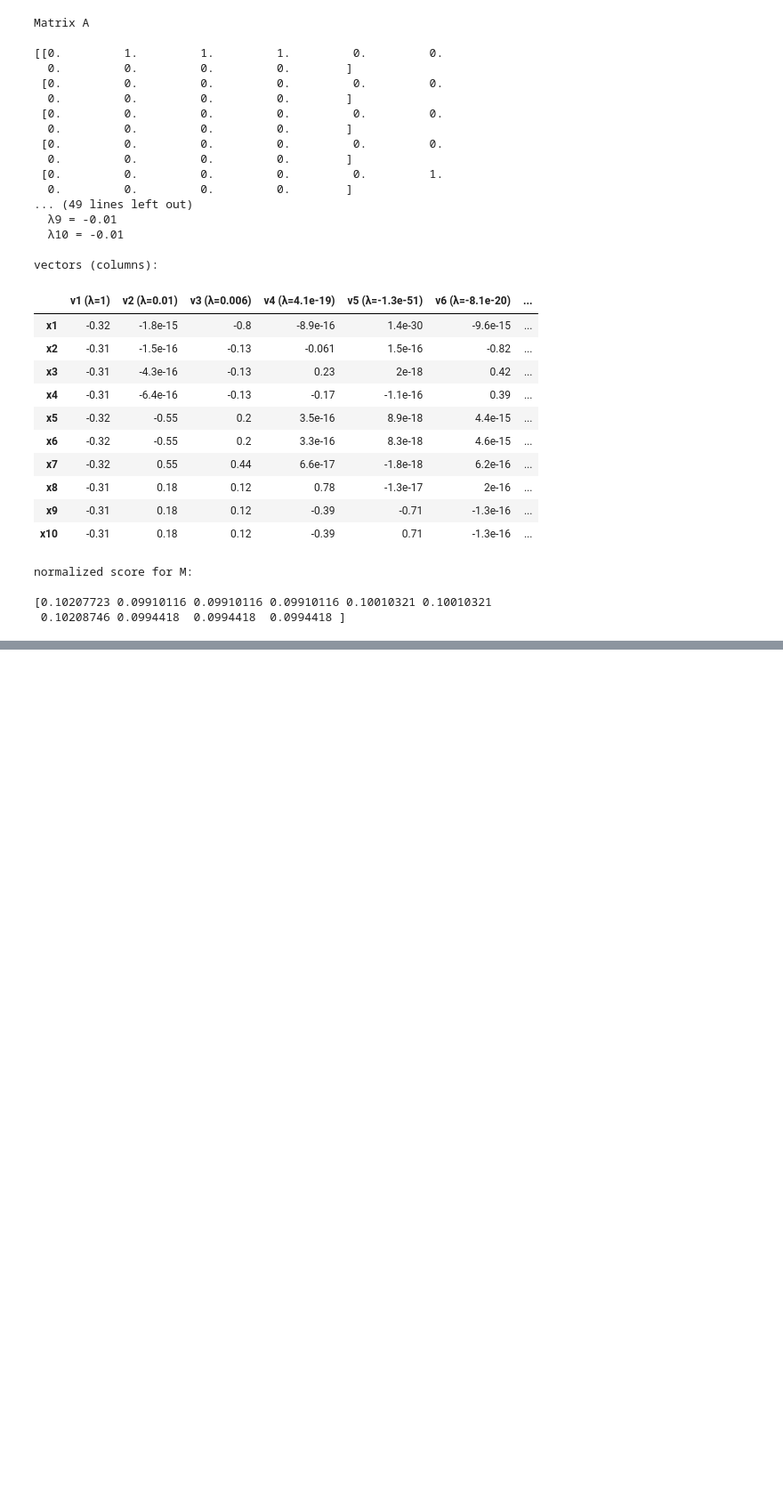
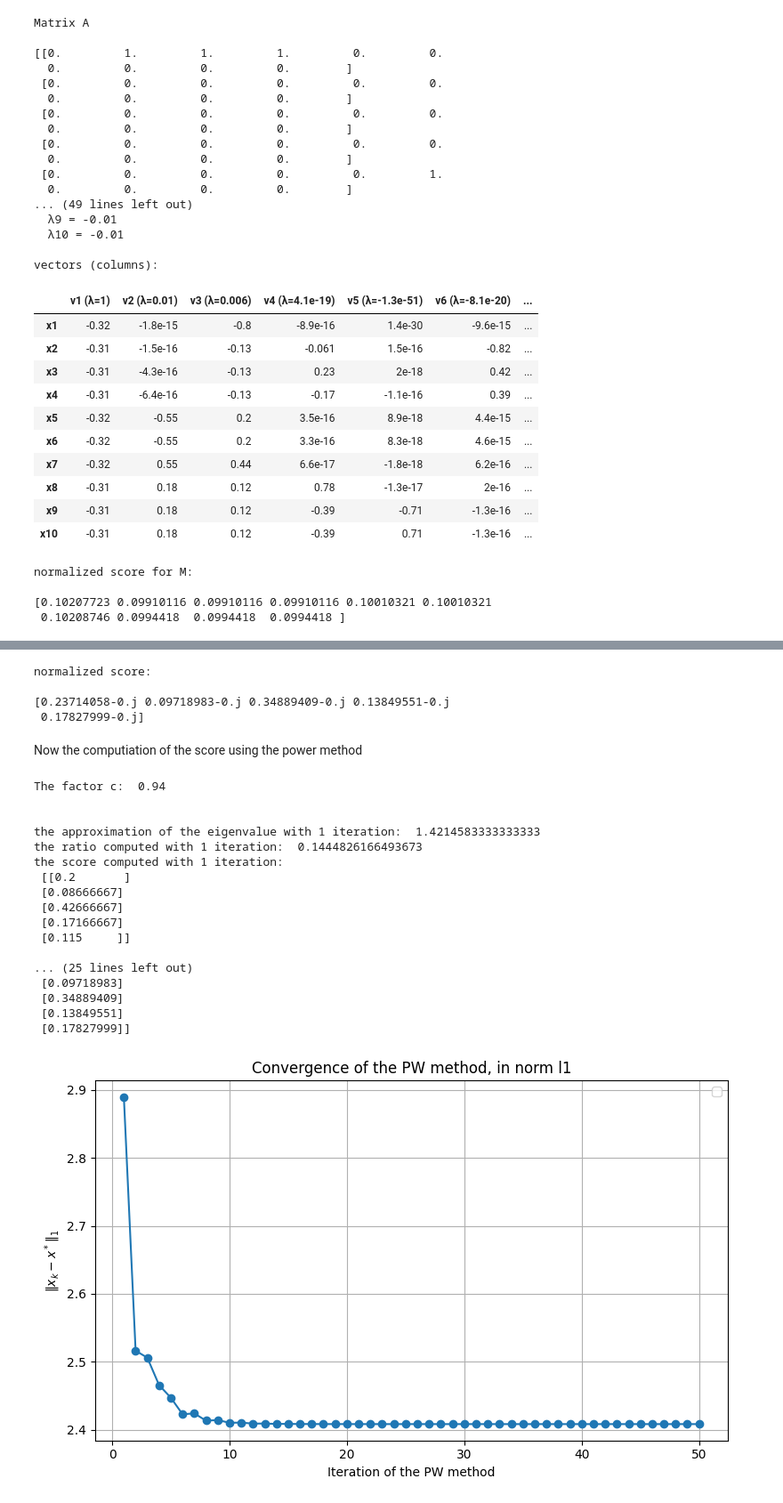
Before and after one commit to RBello02/Homeworks-of-Cmputational-Linear-Algebra-for-Large-Scale-Problems, a Jupyter notebook: 1/paper_exercises.ipynb, the cells around one changed output, grey strips where cells are left out. Shown at 89% size. Cells and saved outputs as stored; diff of their text form; code cells hidden in the pictures; blank space fills up the shorter version.

Commit message:
power method perfettamente funzionante

```diff
--- a/1/paper_exercises.ipynb
+++ b/1/paper_exercises.ipynb
@@ -346,0 +402,70 @@ normalized score for M:
+# %%
+print("normalized score:\n")
+score = eig.vectors[:,0]/sum(eig.vectors[:,0])
+print(score)
+# %% [output]
+normalized score:
+
+[0.23714058-0.j 0.09718983-0.j 0.34889409-0.j 0.13849551-0.j
+ 0.17827999-0.j]
+# %% [markdown]
+Now the computiation of the score using the power method
+# %%
+x_1,lam_1,c,x_seq_1,ratio_1 = PWM(M=M,x_0=np.ones((M.shape[0],1)),k=1,tol=10**-8,real_x=score)
+x_5,lam_5,c,x_seq_5,ratio_5 = PWM(M=M,x_0=np.ones((M.shape[0],1)),k=5,tol=10**-8,real_x=score)
+x_10,lam_10,c,x_seq_10,ratio_10 = PWM(M=M,x_0=np.ones((M.shape[0],1)),k=10,tol=10**-8,real_x=score)
+x_50,lam_50,c,x_seq_50,ratio_50 = PWM(M=M,x_0=np.ones((M.shape[0],1)),k=50,tol=10**-8,real_x=score)
+
+print("\n")
+print("The factor c: ", c)
+print("\n")
+print("the approximation of the eigenvalue with 1 iteration: ",lam_1)
+print("the ratio computed with 1 iteration: ", ratio_1)
+print("the score computed with 1 iteration: \n", x_1)
+print("\n")
+print("the approximation of the eigenvalue with 5 iteration: ",lam_5)
+print("the ratio computed with 5 iteration: ", ratio_5)
+print("the score computed with 5 iteration: \n", x_5)
+print("\n")
+print("the approximation of the eigenvalue with 10 iteration: ",lam_10)
+print("the ratio computed with 10 iteration: ", ratio_10)
+print("the score computed with 10 iteration: \n", x_10)
+print("\n")
+print("the approximation of the eigenvalue with 50 iteration: ",lam_50)
+print("the ratio computed with 50 iteration: ", ratio_50)
+print("the score computed with 50 iteration: \n", x_50)
+print("\n")
+
+
+plt.figure(figsize=(8, 5))
+
+
+y = [v for v in x_seq_50 if v is not None]
+
+plt.plot(range(1, len(y) + 1), y, marker='o')
+plt.xlabel("Iteration of the PW method")
+plt.ylabel(r"$\|x_k - x^*\|_1$")
+plt.title("Convergence of the PW method, in norm l1")
+plt.legend()
+plt.grid(True)
+plt.tight_layout()
+plt.show()
+# %% [output]
+The factor c:  0.94
+
+
+the approximation of the eigenvalue with 1 iteration:  1.4214583333333333
+the ratio computed with 1 iteration:  0.1444826166493673
+the score computed with 1 iteration:
+ [[0.2       ]
+ [0.08666667]
+ [0.42666667]
+ [0.17166667]
+ [0.115     ]]
+
+... (25 lines left out)
+ [0.09718983]
+ [0.34889409]
+ [0.13849551]
+ [0.17827999]]
+[figure, added]
```
Also changed, not shown: parts of 3 cells of this notebook, 2 other files.
